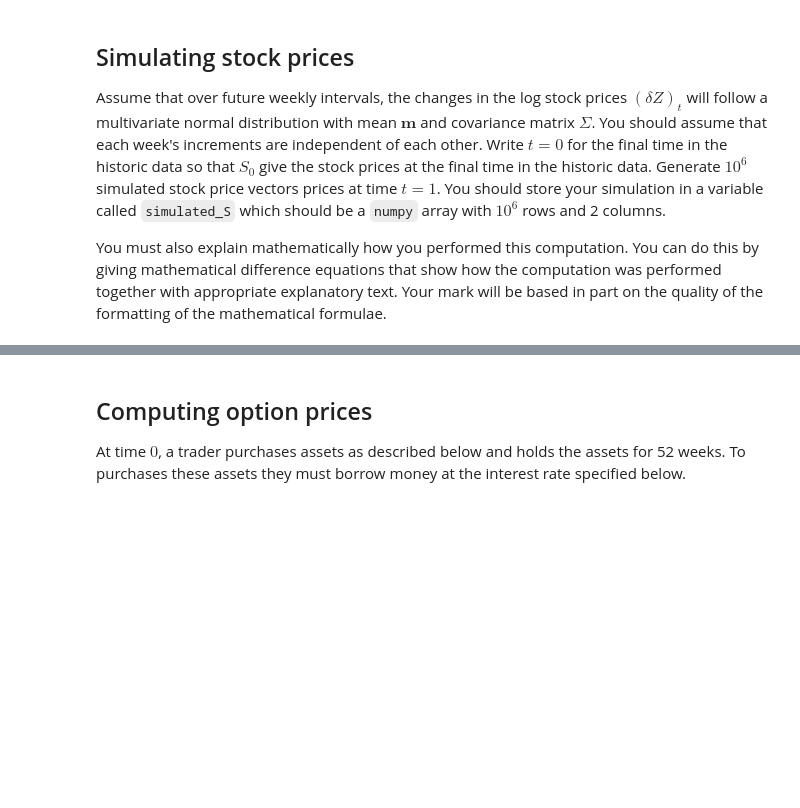
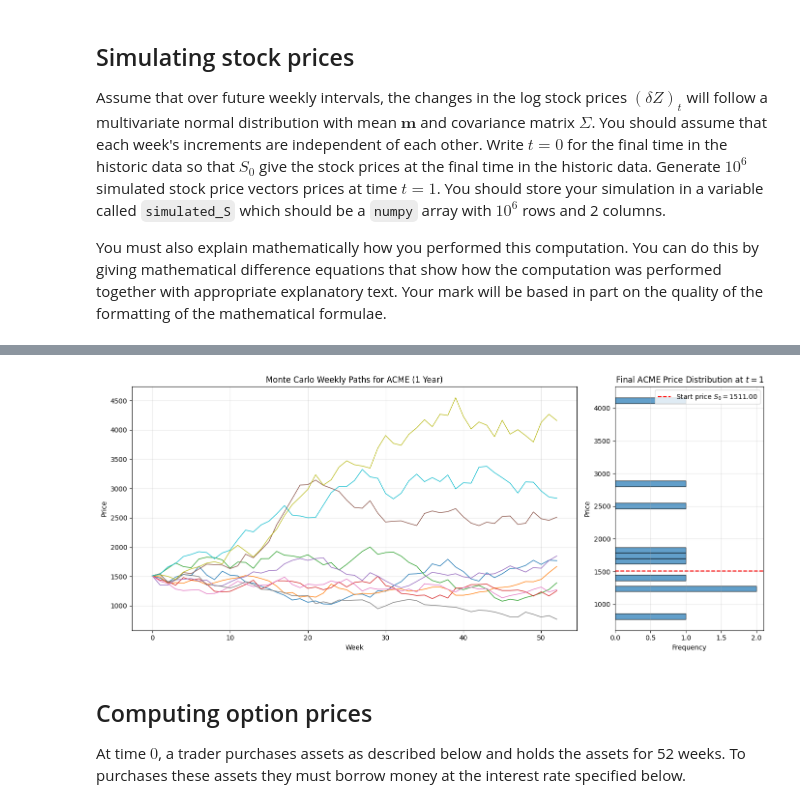
Before and after one commit to CubezCS-tys/7CCMFM06-MockCourseWork, a Jupyter notebook: MockCoursework.ipynb, the cells around one changed output, grey strips where cells are left out. Cells and saved outputs as stored; diff of their text form; code cells hidden in the pictures; blank space fills up the shorter version.

```diff
--- a/MockCoursework.ipynb
+++ b/MockCoursework.ipynb
@@ -122,0 +197,66 @@ AssertionError:
+# %%
+import numpy as np
+import matplotlib.pyplot as plt
+
+weeks = 52
+n_paths = 1_0
+
+S0 = raw_S[-1, :]       # shape (2,)
+Z0 = np.log(S0)
+
+# Cholesky so we can generate correlated weekly increments
+L = np.linalg.cholesky(Sigma)   # Sigma is 2x2
+
+# Array to store log-price paths: (paths, time, asset)
+Z_paths = np.zeros((n_paths, weeks + 1, 2))
+Z_paths[:, 0, :] = Z0           # all paths start at Z0
+
+# Simulate week by week
+for k in range(weeks):
+    # standard normals, one 2D vector per path
+    eps = np.random.randn(n_paths, 2)                     # (n_paths, 2)
+    # correlated weekly increments ~ N(m, Σ)
+    dZ = m + eps @ L.T                                    # (n_paths, 2)
+    Z_paths[:, k + 1, :] = Z_paths[:, k, :] + dZ
+
+# Convert to price paths
+S_paths = np.exp(Z_paths)    # shape (n_paths, weeks+1, 2)
+
+num_paths_to_plot = n_paths   # how many paths to show on the left
+
+final_acme = S_paths[:, -1, 0]   # final ACME prices at t=1
+
+fig, (ax_paths, ax_hist) = plt.subplots(
+    1, 2, figsize=(14, 6),
+    gridspec_kw={'width_ratios': [3, 1]}
+)
+
+# --- LEFT: sample paths for ACME ---
+for i in range(num_paths_to_plot):
+    ax_paths.plot(range(weeks + 1), S_paths[i, :, 0], linewidth=1)
+
+ax_paths.set_title('Monte Carlo Weekly Paths for ACME (1 Year)')
+ax_paths.set_xlabel('Week')
+ax_paths.set_ylabel('Price')
+ax_paths.grid(alpha=0.3)
+
+# --- RIGHT: sideways histogram of final prices ---
+ax_hist.hist(final_acme, bins=40,
+             orientation='horizontal',
+             edgecolor='black', alpha=0.7)
+ax_hist.axhline(S0[0], color='red', linestyle='--',
+                label=f'Start price $S_0 = {S0[0]:.2f}$')
+
+ax_hist.set_title('Final ACME Price Distribution at $t=1$')
+ax_hist.set_xlabel('Frequency')
+ax_hist.set_ylabel('Price')
+ax_hist.grid(alpha=0.3)
+ax_hist.legend()
+
+plt.tight_layout()
+plt.show()
+
+final_big = S_paths[:, -1, 1]
+# and plot S_paths[i, :, 1] in the left panel, etc.
+# %% [output]
+[figure, added]
```
Also changed, not shown: parts of 19 cells of this notebook.
